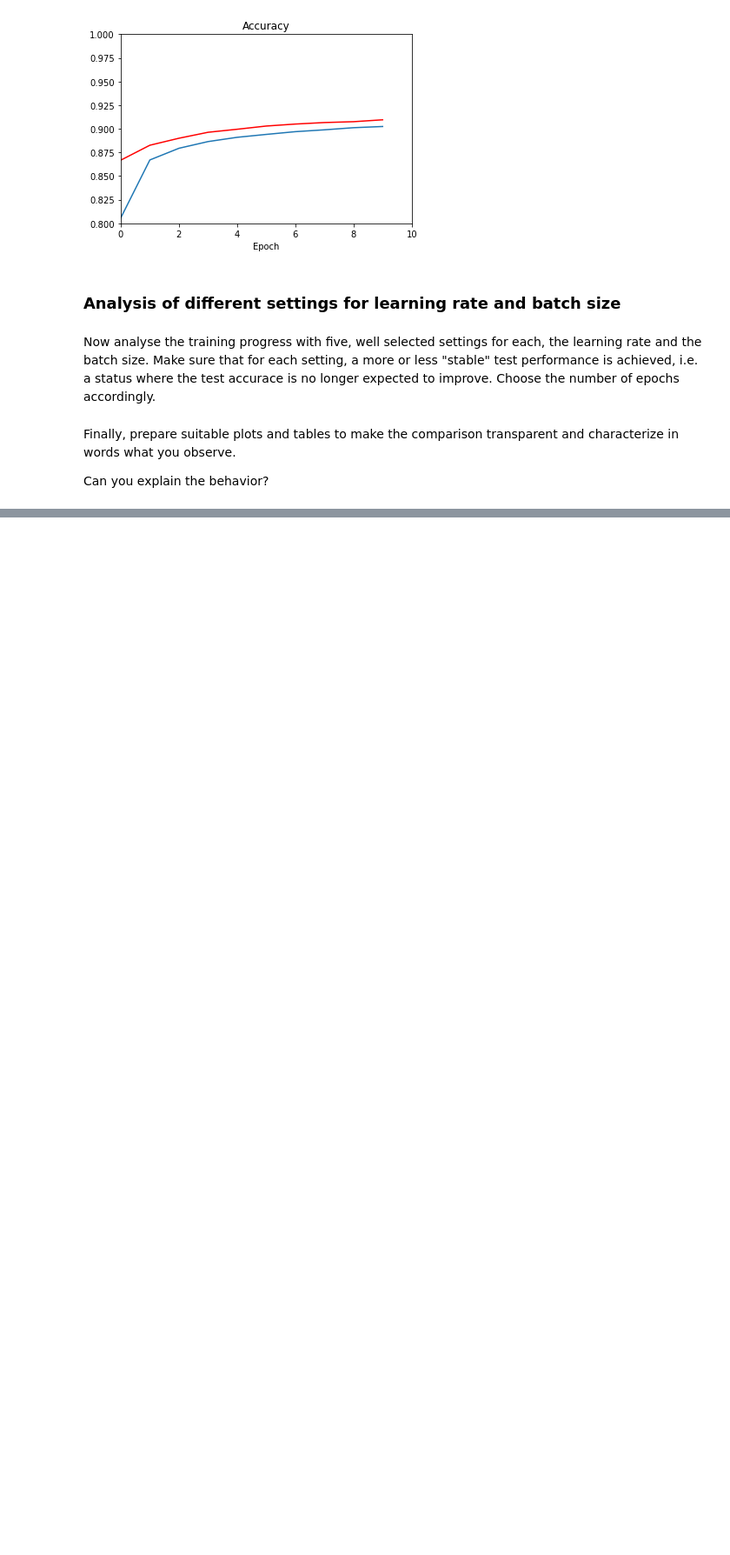
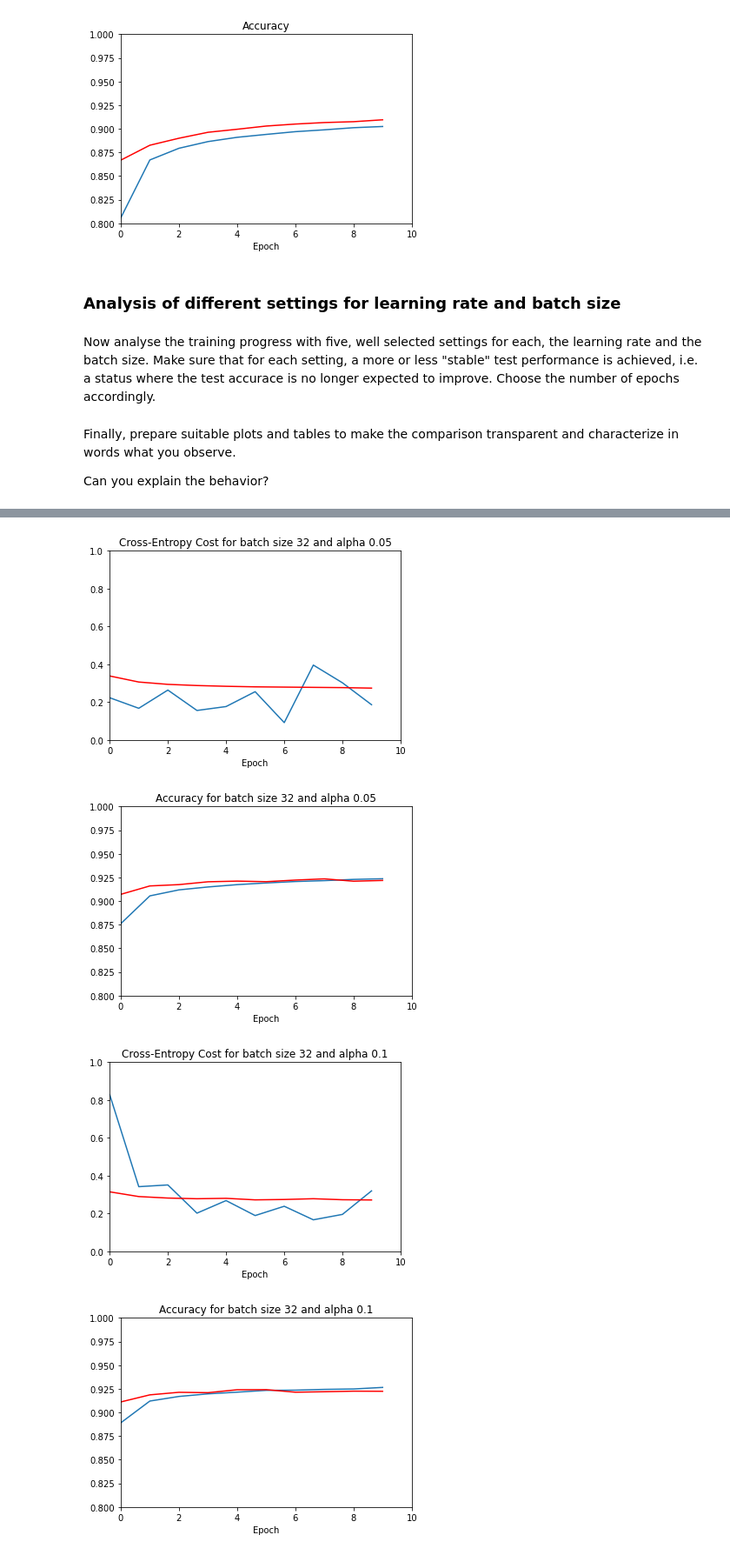
Before and after one commit to florianbaer/MSE-DeLearn, a Jupyter notebook: SW02/ex3-MINST-classification/pw02_softmax_classification_stud.ipynb, the cells around one changed output, grey strips where cells are left out. Shown: that part at 87% size. Saved outputs shown, nothing was run; the diff lists cells and outputs as text; code cells hidden in the pictures; blank space fills up the shorter version.

```diff
--- a/SW02/ex3-MINST-classification/pw02_softmax_classification_stud.ipynb
+++ b/SW02/ex3-MINST-classification/pw02_softmax_classification_stud.ipynb
@@ -432,0 +449,72 @@ Can you explain the behavior?
+# %%
+array = []
+settings = [(32,0.05,10),(32,0.1,10),(32,0.05,10),(64,0.05,20),(64,0.1,10),(64,0.5,10),(128,0.05,10),(128,0.1,10),(128,0.05,10)]
+i = 1
+for setting in settings:
+    model = NeuralNetwork()
+    #print(model)
+    print(f"Training for Batch Size {setting[0]} and Alpha {setting[1]} with {setting[2]} epochs")
+    nbatch = setting[0]
+    nepochs = setting[2]
+    learning_rate = setting[1]
+
+    cost_hist = []
+    cost_hist_test = []
+    acc_hist = []
+    acc_hist_test = []
+
+    cost_ce = torch.nn.CrossEntropyLoss()
+    optimizer = torch.optim.SGD(model.parameters(), lr=learning_rate)
+
+    training_loader = DataLoader(training_data, batch_size=nbatch, shuffle=True)
+    test_loader = DataLoader(test_data, batch_size=10000, shuffle=True)
+    Xtest, Ytest = next(iter(test_loader))
+    size = len(training_loader.dataset)
+    nbatches = len(training_loader)
+
+    for epoch in range(nepochs):
+        cost, acc = 0.0, 0.0
+        for batch, (X, Y) in enumerate(training_loader):
+            pred = model(X)
+            cost = cost_ce(pred, Y)
+            acc += (pred.argmax(dim=1) == Y).type(torch.float).sum().item()
+
+            # gradient, parameter update
+            optimizer.zero_grad()
+            cost.backward()
+            optimizer.step()
+        # cost /= nbatches
+        acc /= size
+
+        cost_test, acc_test = 0.0, 0.0
+        with torch.no_grad():
+            for X, Y, in test_loader:
+                pred = model(X)
+                cost_test = cost_ce(pred, Y)
+                acc_test = (pred.argmax(dim=1) == Y).type(torch.float).sum().item()
+        cost_test /= len(test_loader)
+        acc_test /= len(test_loader.dataset)
+
+        print("Epoch %i: %f, %f, %f, %f"%(epoch, cost, acc, cost_test, acc_test))
+        cost_hist.append(cost.detach().numpy())
+        cost_hist_test.append(cost_test.detach().numpy())
+        acc_hist.append(acc)
+        acc_hist_test.append(acc_test)
+
+    array.append({'BatchSize':nbatch, 'LearningRate': learning_rate, 'Epochs':nepochs, 'Training_Cost':cost.detach().numpy(), 'Training_Accuracy': acc, 'Test_Cost': cost_test.detach().numpy(), 'Test_Accuracy': acc_test })
+    plt.figure(i)
+    plt.plot(torch.arange(nepochs), cost_hist, "-")
+    plt.plot(torch.arange(nepochs), cost_hist_test, "r-")
+    plt.xlabel("Epoch")
+    plt.xlim(0,nepochs)
+    plt.ylim(0,1)
+    plt.title(f"Cross-Entropy Cost for batch size {setting[0]} and alpha {setting[1]}")
+    plt.figure(i+1)
+    plt.plot(torch.arange(nepochs), acc_hist,"-")
+    plt.plot(torch.arange(nepochs), acc_hist_test,"r-")
+    plt.xlabel("Epoch")
+    plt.xlim(0,nepochs)
+    plt.ylim(0.8,1)
+    plt.title(f"Accuracy for batch size {setting[0]} and alpha {setting[1]}")
+    i = i+2
+# %% [output]
@@ -432,0 +538,4 @@ Can you explain the behavior?
+[figure, added]
+[figure, added]
+[figure, added]
+[figure, added]
```
Also changed, not shown: parts of 4 cells of this notebook.
